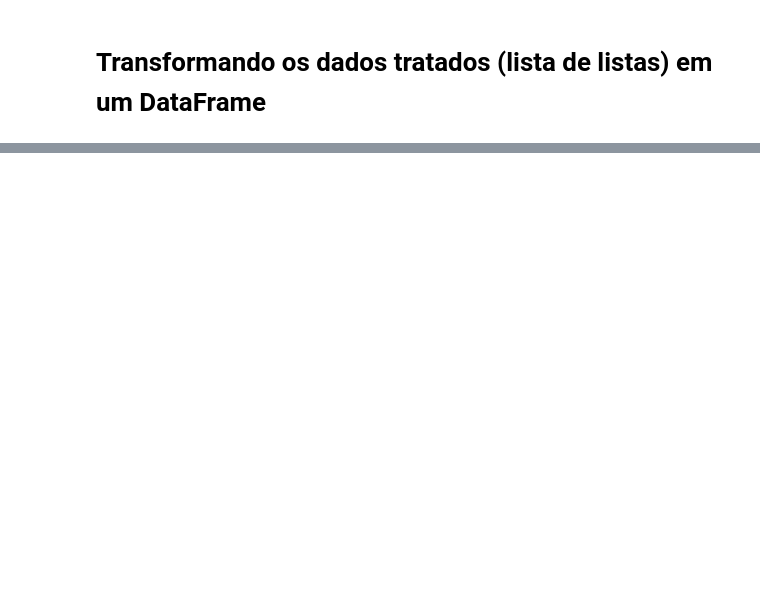
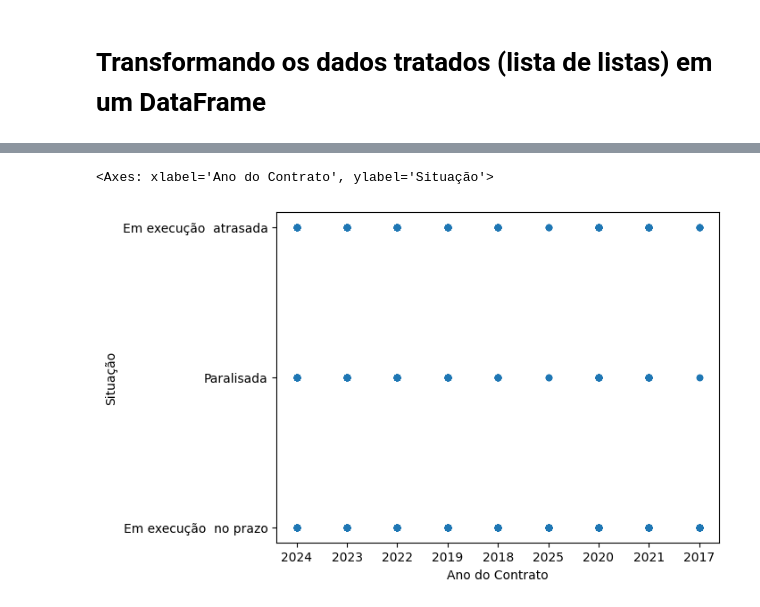
Before and after one commit to leitoraincomum/artigo_sar, a Jupyter notebook: analise_limpeza.ipynb, the cells around one changed output, grey strips where cells are left out. Cells and saved outputs as stored; diff of their text form; code cells hidden in the pictures; blank space fills up the shorter version.

```diff
--- a/analise_limpeza.ipynb
+++ b/analise_limpeza.ipynb
@@ -112,0 +106,5 @@ df_tratado.head()
+# %%
+df_tratado.plot(x='Ano do Contrato', y='Situação', kind='scatter')
+# %% [output]
+<Axes: xlabel='Ano do Contrato', ylabel='Situação'>
+[figure, added]
```
Also changed, not shown: parts of 20 cells of this notebook.
